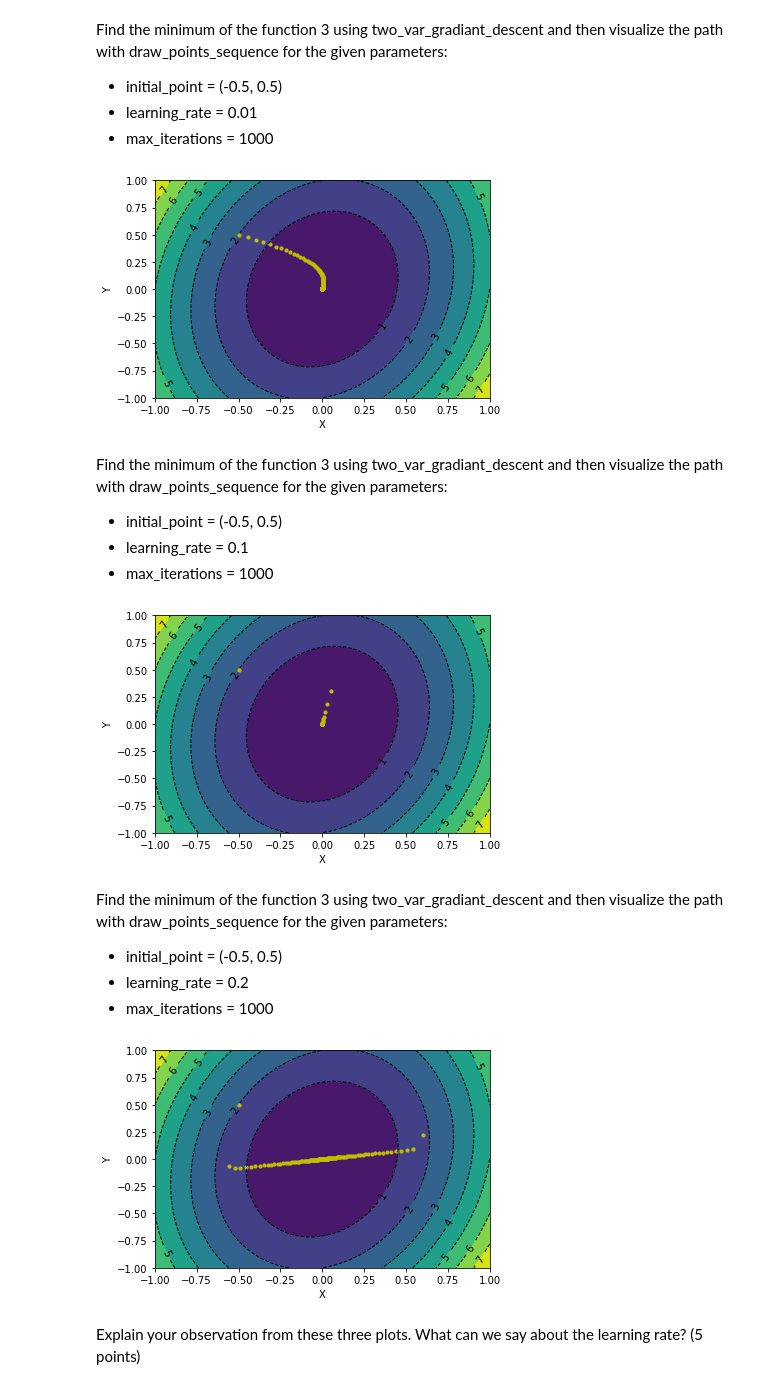
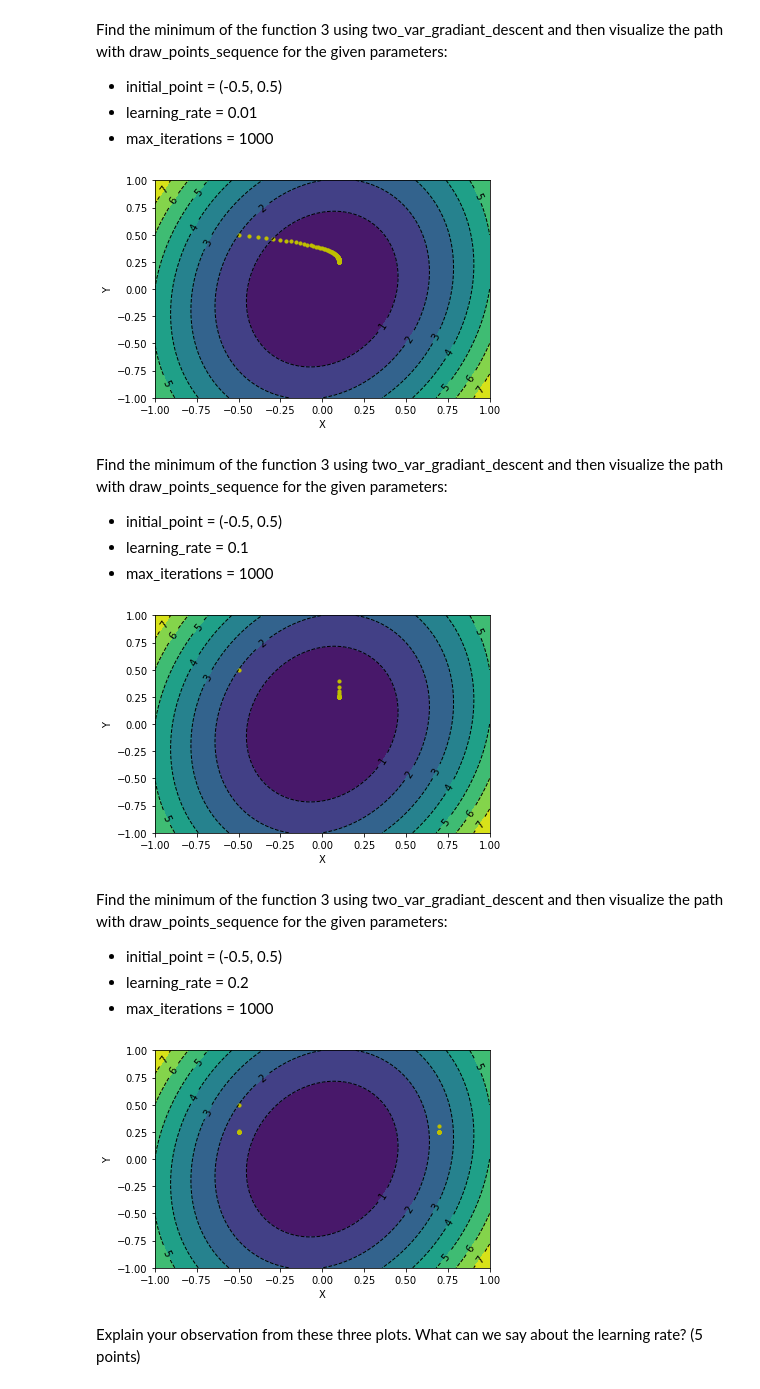
Before and after one commit to HirbodBehnam/AI-Assignments, a Jupyter notebook: 1/Practical/Practical Assignment 1.ipynb, the cells around one changed output. Cells and saved outputs as stored; diff of their text form; code cells hidden in the pictures.

```diff
--- a/1/Practical/Practical Assignment 1.ipynb
+++ b/1/Practical/Practical Assignment 1.ipynb
@@ -381,11 +421,14 @@ print(best_plan)
 # You can fill free timeslots with 0 and busy timeslots with 1.
 # Your code here
 schedule1 = []
-is_conflict = False
 for i in range(active_week_days):
     schedule1.append([0 for _ in range(daily_timeslots)])
-gene_fitness = 0
-for i in range(len(best_plan)):
-    # Your code here
+for (index, enrolled) in enumerate(best_plan):
+    if enrolled:
+        days: list[int] = courses[index][0]
+        hours: list[int] = courses[index][1]
+        for day in days:
+            for hour in hours:
+                schedule1[day - 1][hour - 1] = 1
 schedule1
 # %% [output]
@@ -478,11 +530,14 @@ print(best_state)
 # %%
 # Use your code from genetic section to show our best_state in a two-dimensional list. (2 points)
-schedule2 = []
-is_conflict = False
+schedule1 = []
 for i in range(active_week_days):
-    schedule2.append([0 for _ in range(daily_timeslots)])
-gene_fitness = 0
-for i in range(len(best_state)):
-    # Your code here
-schedule2
+    schedule1.append([0 for _ in range(daily_timeslots)])
+for (index, enrolled) in enumerate(best_plan):
+    if enrolled:
+        days: list[int] = courses[index][0]
+        hours: list[int] = courses[index][1]
+        for day in days:
+            for hour in hours:
+                schedule1[day - 1][hour - 1] = 1
+schedule1
 # %% [output]
@@ -582,9 +645,9 @@ f_3(x) = 5 x^2 + 2 y^2 - xy\quad and \quad x \in [-1, 1] \quad, y \in [-1, 1]
 \end{equation}
 # %%
 def f3(x, y):
-    # (1 point)
-    # Your code here
-    return f
+    return 5 * x * x + 2 * y * y - x * y
+def f3_grad(x, y):
+    return (10 * x - 1,  4 * y - 1)
 # %% [markdown]
 Complete the function below that performs two-dimensional gradient descent and returns the x and y sequence of the path from the initial point to the minimum:
 # %%
@@ -595,8 +658,11 @@ def two_var_gradiant_descent(function, initial_point, learning_rate=0.01, max_it
     x = initial_point[0]
     y = initial_point[1]
     for i in range(max_iterations):
-        epsilon = 10**-6
-        # Your code here
+        (next_x, next_y) = function(x, y)
+        x = x - learning_rate * next_x
+        y = y - learning_rate * next_y
+        x_sequence.append(x)
+        y_sequence.append(y)
 
     return x_sequence, y_sequence
 # %% [markdown]
@@ -624,8 +690,10 @@ The specifics of the upcoming plot are unimportant,
  such as the color, labels, and other non-essential elements.
   The crucial aspect is the plot's overall structure.
 '''
+(x_sequence, y_sequence) = two_var_gradiant_descent(f3_grad, (-0.5, 0.5), learning_rate=0.01, max_iterations=1000)
+draw_points_sequence(f3, x_sequence, y_sequence)
 # %% [output]
-[figure, old version]
+[figure, new version]
 # %% [markdown]
 Find the minimum of the function 3 using two_var_gradiant_descent and then visualize the path with draw_points_sequence for the given parameters:
 - initial_point = (-0.5, 0.5)
@@ -638,8 +706,10 @@ The specifics of the upcoming plot are unimportant,
  such as the color, labels, and other non-essential elements.
   The crucial aspect is the plot's overall structure.
 '''
+(x_sequence, y_sequence) = two_var_gradiant_descent(f3_grad, (-0.5, 0.5), learning_rate=0.1, max_iterations=1000)
+draw_points_sequence(f3, x_sequence, y_sequence)
 # %% [output]
-[figure, old version]
+[figure, new version]
 # %% [markdown]
 Find the minimum of the function 3 using two_var_gradiant_descent and then visualize the path with draw_points_sequence for the given parameters:
 - initial_point = (-0.5, 0.5)
@@ -648,12 +718,14 @@ Find the minimum of the function 3 using two_var_gradiant_descent and then visua
 # %%
 # Your code here (2 points)
 '''
 The specifics of the upcoming plot are unimportant,
  such as the color, labels, and other non-essential elements.
   The crucial aspect is the plot's overall structure.
 '''
+(x_sequence, y_sequence) = two_var_gradiant_descent(f3_grad, (-0.5, 0.5), learning_rate=0.2, max_iterations=1000)
+draw_points_sequence(f3, x_sequence, y_sequence)
 # %% [output]
-[figure, old version]
+[figure, new version]
 # %% [markdown]
 Explain your observation from these three plots. What can we say about the learning rate? (5 points)
 # %% [markdown]
```
Also changed, not shown: parts of 35 cells of this notebook, 1 other file.
